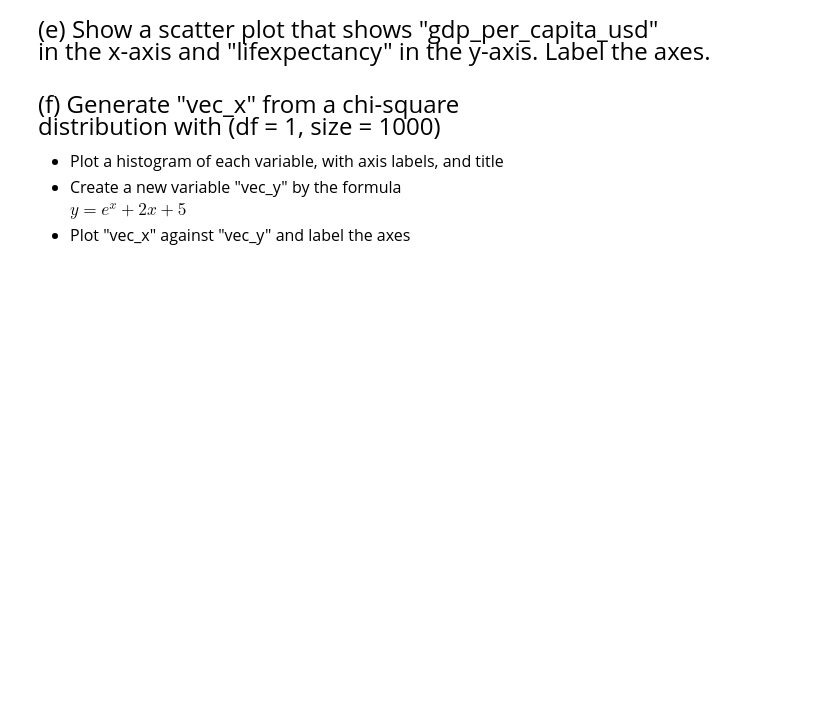
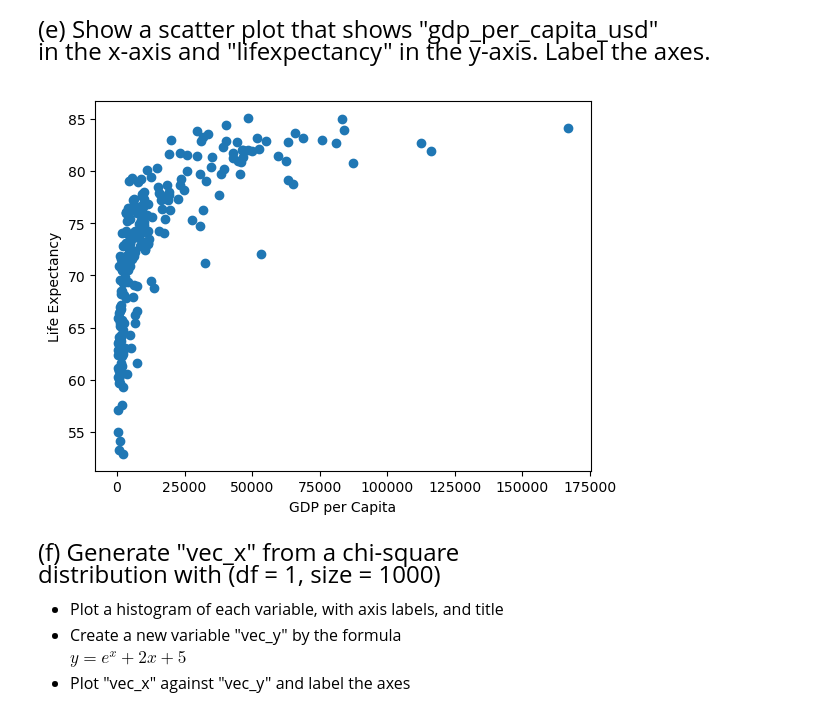
Before and after one commit to zwangemory/qtm530fall2024, a Jupyter notebook: Lecture 01/Lecture 1 - Exercises.ipynb, the cells around one changed output. Drawn from its saved outputs; the diff is of its cells as text; code cells hidden in the pictures; blank space fills up the shorter version.

```diff
--- a/Lecture 01/Lecture 1 - Exercises.ipynb
+++ b/Lecture 01/Lecture 1 - Exercises.ipynb
@@ -169,3 +209,13 @@ in the x-axis and "lifexpectancy" in the y-axis. Label the axes.
+# %%
+# Write your own code
+
+plt.scatter(x = wdi['gdp_per_capita_usd'], y = wdi['life_expectancy'])
+plt.xlabel("GDP per Capita")
+plt.ylabel("Life Expectancy")
+
+plt.show()
+# %% [output]
+[figure, added]
 # %% [markdown]
 <font size = "5">
 
```
Also changed, not shown: parts of 11 cells of this notebook, 5 other files.
